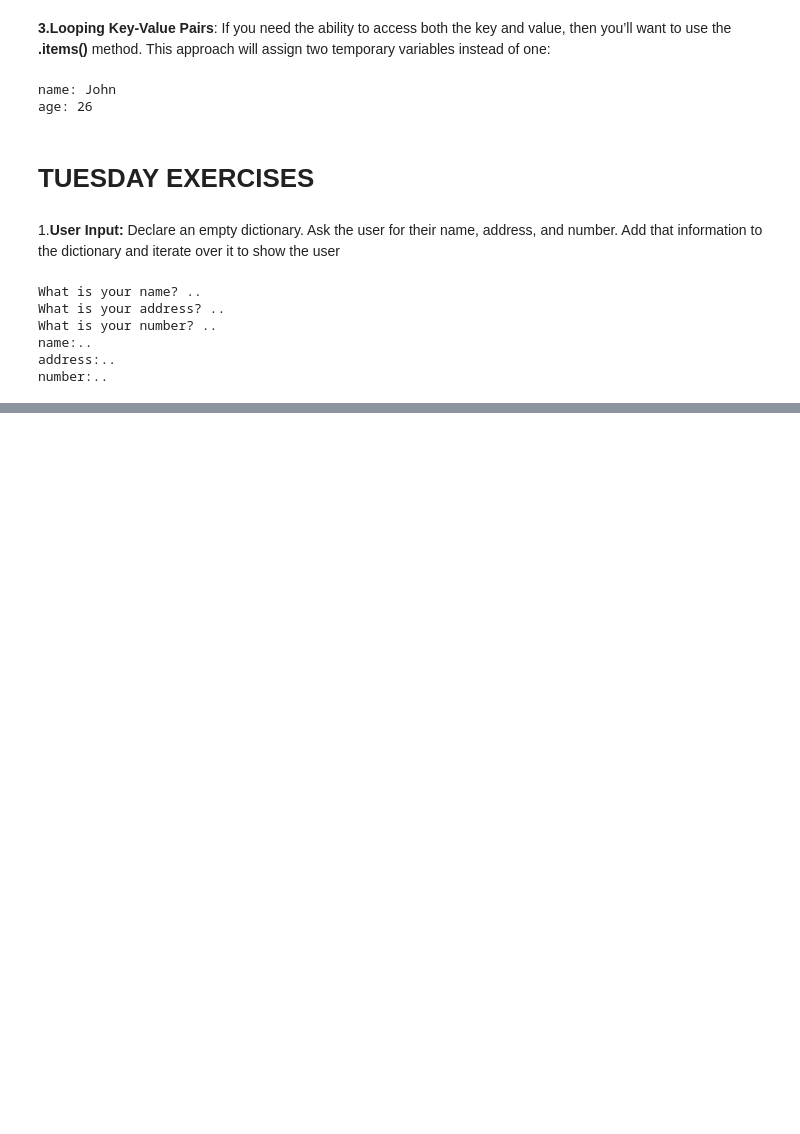
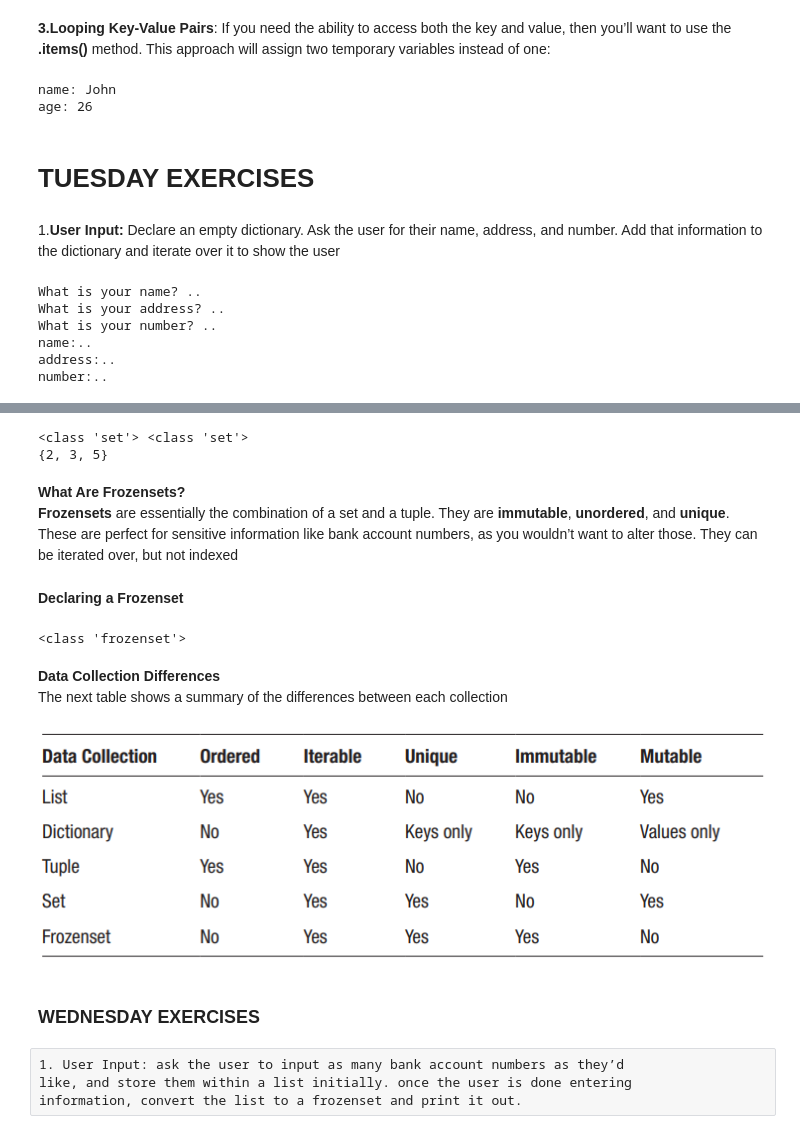
Before and after one commit to python-bootcamp-organization/Python-Bootcamp-101, a Jupyter notebook: Fifth_week.ipynb, the cells around one changed output, grey strips where cells are left out. Saved outputs shown, nothing was run; the diff lists cells and outputs as text; code cells hidden in the pictures; blank space fills up the shorter version.

Commit message:
week5: Wednesday and Thursday

```diff
--- a/Fifth_week.ipynb
+++ b/Fifth_week.ipynb
@@ -253,0 +274,38 @@ number:..
+# %%
+# declaring a set
+s1 = set([1, 2, 3, 1]) # uses the set keyword and square brackets
+s2 = {4, 4, 5} # uses curly brackets, like dictionary
+print(type(s1), type(s2))
+s1.add(5) # using the add method to add new items to a set
+s1.remove(1) # using the remove method to get rid of the value 1
+print(s1) # notice when printed it removed the second "1" at the end
+# %% [output]
+<class 'set'> <class 'set'>
+{2, 3, 5}
+# %% [markdown]
+**What Are Frozensets?**
+**Frozensets** are essentially the combination of a set and a tuple. They are **immutable**,
+**unordered**, and **unique**. These are perfect for sensitive information like bank account
+numbers, as you wouldn’t want to alter those. They can be iterated over, but not indexed
+# %% [markdown]
+**Declaring a Frozenset**
+# %%
+# declaring a frozenset
+fset = frozenset([1, 2, 3, 4])
+print(type(fset))
+# %% [output]
+<class 'frozenset'>
+# %% [markdown]
+**Data Collection Differences**
+The next table shows a summary of the differences between each collection
+# %%
+from IPython.display import Image
+Image(filename='images_projects/image_project_week5_01.png')
+# %% [output]
+[figure, added]
+# %% [markdown]
+### WEDNESDAY EXERCISES
+# %% [raw]
+1. User Input: ask the user to input as many bank account numbers as they’d
+like, and store them within a list initially. once the user is done entering
+information, convert the list to a frozenset and print it out.
```
Also changed, not shown: parts of 29 cells of this notebook, 7 other files.
